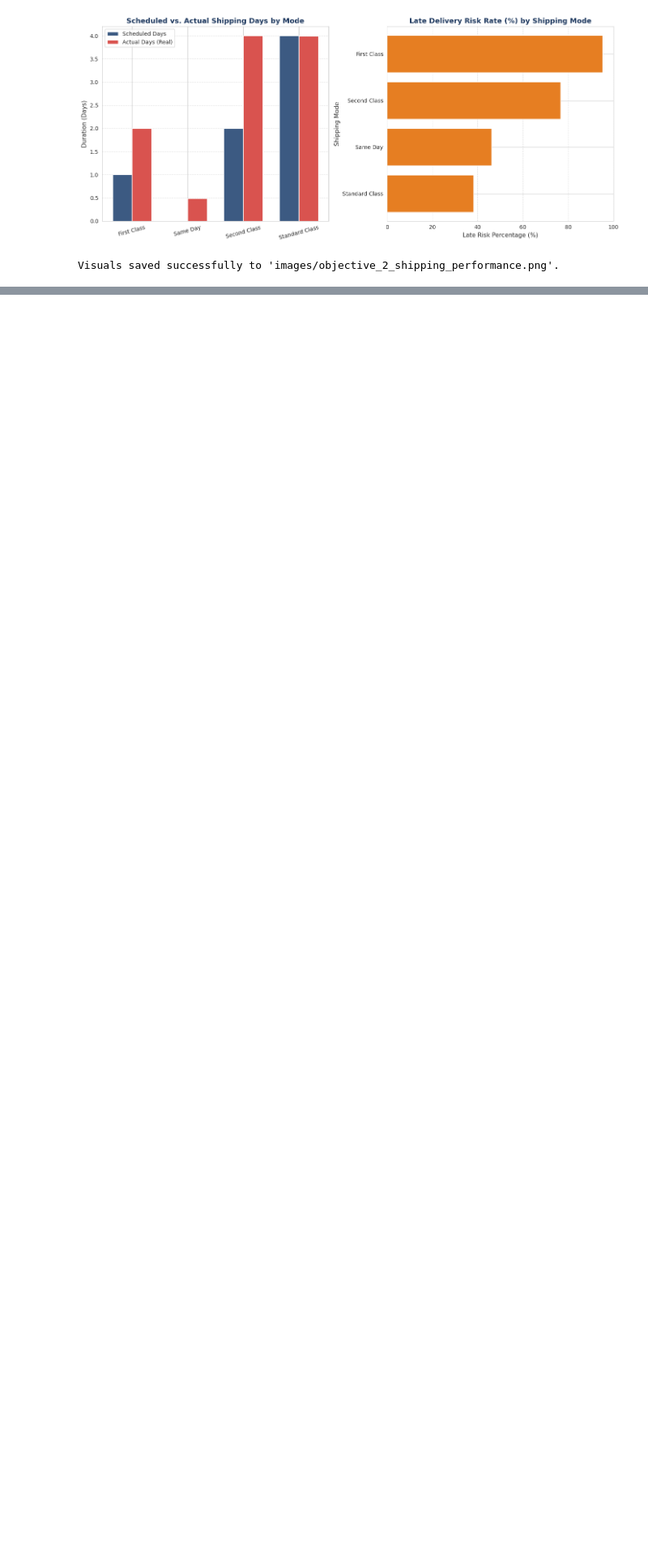
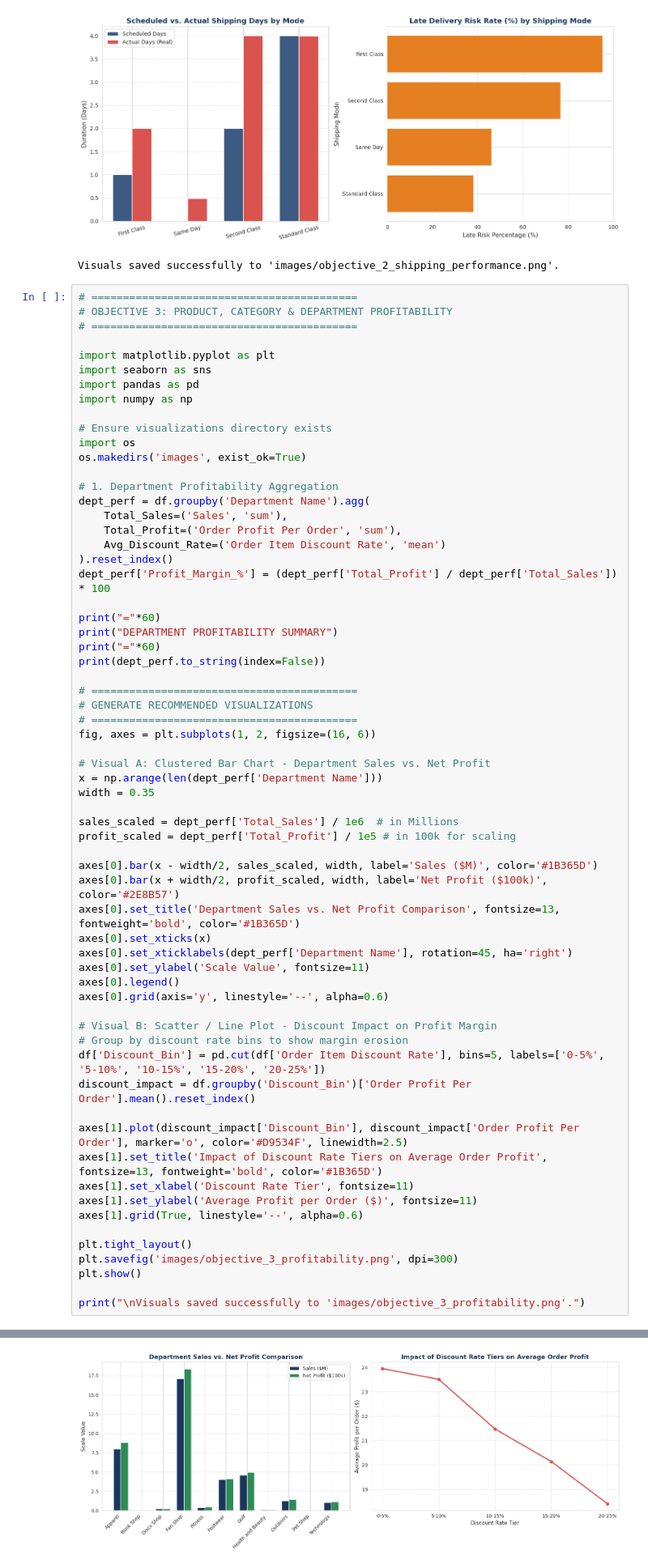
Before and after one commit to Ravna95/Capstone-Project, a Jupyter notebook: DataCo_Smart_Supply_Chain.ipynb, the cells around one changed output, grey strips where cells are left out. Shown at 81% size. Drawn from its saved outputs; the diff is of its cells as text; blank space fills up the shorter version.

```diff
--- a/DataCo_Smart_Supply_Chain.ipynb
+++ b/DataCo_Smart_Supply_Chain.ipynb
@@ -389,3 +389,68 @@ OBJECTIVE 2: SHIPPING MODE PERFORMANCE SUMMARY
 Standard Class         3.996898                 4.0           -0.003102       38.131930
 [figure]
 Visuals saved successfully to 'images/objective_2_shipping_performance.png'.
+# %%
+# ==========================================
+# OBJECTIVE 3: PRODUCT, CATEGORY & DEPARTMENT PROFITABILITY
+# ==========================================
+
+import matplotlib.pyplot as plt
+import seaborn as sns
+import pandas as pd
+import numpy as np
+
+# Ensure visualizations directory exists
+import os
+os.makedirs('images', exist_ok=True)
+
+# 1. Department Profitability Aggregation
+dept_perf = df.groupby('Department Name').agg(
+    Total_Sales=('Sales', 'sum'),
+    Total_Profit=('Order Profit Per Order', 'sum'),
+    Avg_Discount_Rate=('Order Item Discount Rate', 'mean')
+).reset_index()
+dept_perf['Profit_Margin_%'] = (dept_perf['Total_Profit'] / dept_perf['Total_Sales']) * 100
+
+print("="*60)
+print("DEPARTMENT PROFITABILITY SUMMARY")
+print("="*60)
+print(dept_perf.to_string(index=False))
+
+# ==========================================
+# GENERATE RECOMMENDED VISUALIZATIONS
+# ==========================================
+fig, axes = plt.subplots(1, 2, figsize=(16, 6))
+
+# Visual A: Clustered Bar Chart - Department Sales vs. Net Profit
+x = np.arange(len(dept_perf['Department Name']))
+width = 0.35
+
+sales_scaled = dept_perf['Total_Sales'] / 1e6  # in Millions
+profit_scaled = dept_perf['Total_Profit'] / 1e5 # in 100k for scaling
+
+axes[0].bar(x - width/2, sales_scaled, width, label='Sales ($M)', color='#1B365D')
+axes[0].bar(x + width/2, profit_scaled, width, label='Net Profit ($100k)', color='#2E8B57')
+axes[0].set_title('Department Sales vs. Net Profit Comparison', fontsize=13, fontweight='bold', color='#1B365D')
+axes[0].set_xticks(x)
+axes[0].set_xticklabels(dept_perf['Department Name'], rotation=45, ha='right')
+axes[0].set_ylabel('Scale Value', fontsize=11)
+axes[0].legend()
+axes[0].grid(axis='y', linestyle='--', alpha=0.6)
+
+# Visual B: Scatter / Line Plot - Discount Impact on Profit Margin
+# Group by discount rate bins to show margin erosion
+df['Discount_Bin'] = pd.cut(df['Order Item Discount Rate'], bins=5, labels=['0-5%', '5-10%', '10-15%', '15-20%', '20-25%'])
+discount_impact = df.groupby('Discount_Bin')['Order Profit Per Order'].mean().reset_index()
+
+axes[1].plot(discount_impact['Discount_Bin'], discount_impact['Order Profit Per Order'], marker='o', color='#D9534F', linewidth=2.5)
+axes[1].set_title('Impact of Discount Rate Tiers on Average Order Profit', fontsize=13, fontweight='bold', color='#1B365D')
+axes[1].set_xlabel('Discount Rate Tier', fontsize=11)
+axes[1].set_ylabel('Average Profit per Order ($)', fontsize=11)
+axes[1].grid(True, linestyle='--', alpha=0.6)
+
+plt.tight_layout()
+plt.savefig('images/objective_3_profitability.png', dpi=300)
+plt.show()
+
+print("\nVisuals saved successfully to 'images/objective_3_profitability.png'.")
+# %% [output]
@@ -391,0 +472 @@ Visuals saved successfully to 'images/objective_2_shipping_performance.png'.
+[figure, added]
```
Also changed, not shown: parts of 3 cells of this notebook.
